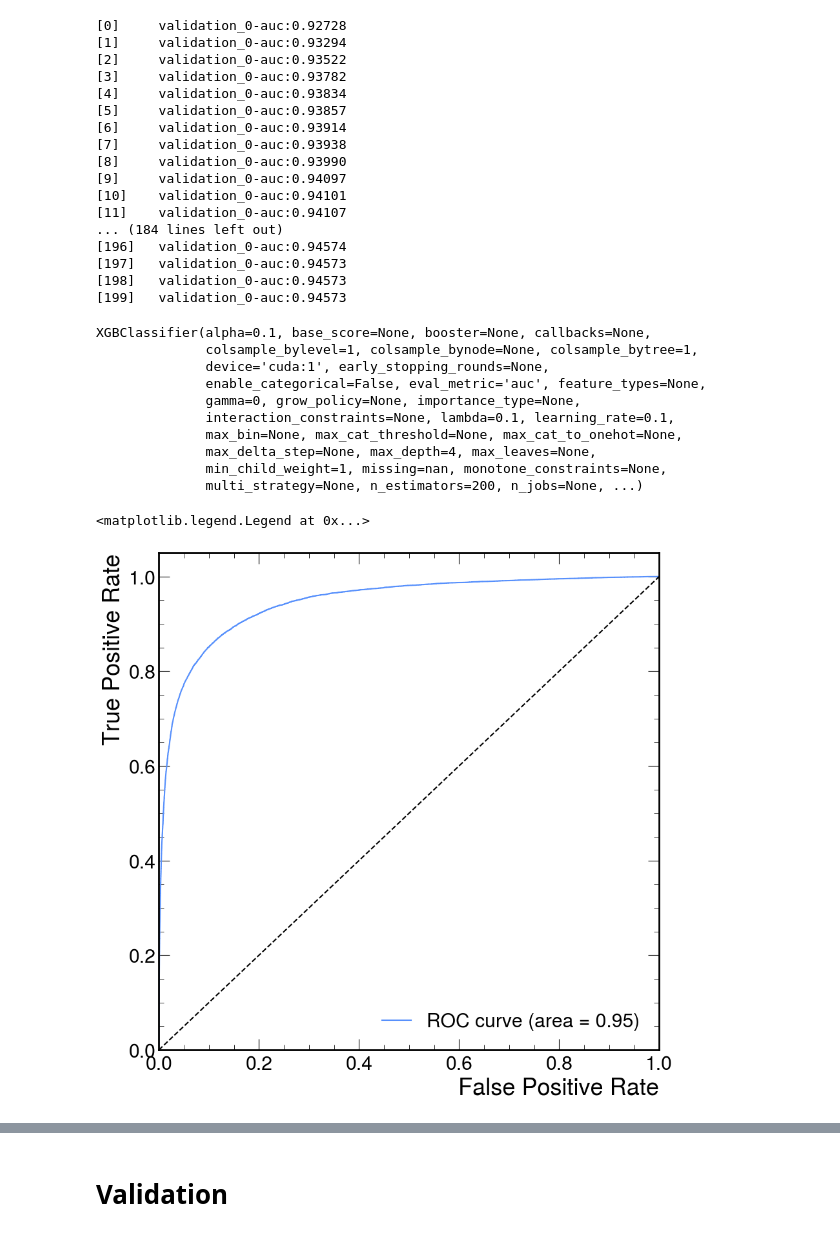
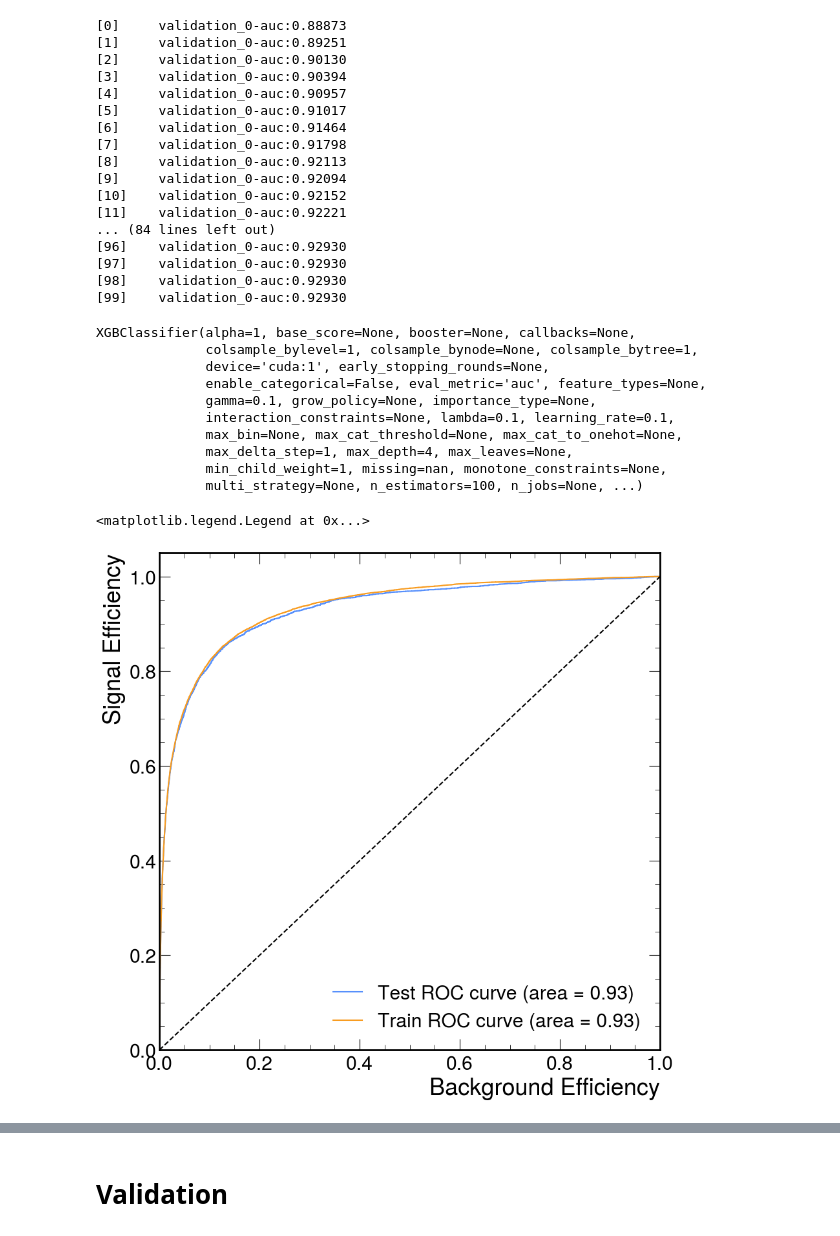
Before and after one commit to aashayarora/vbs-1lep, a Jupyter notebook: mva/training/BDT/train_bdt.ipynb, the cells around one changed output, grey strips where cells are left out. Drawn from its saved outputs; the diff is of its cells as text; code cells hidden in the pictures.

```diff
--- a/mva/training/BDT/train_bdt.ipynb
+++ b/mva/training/BDT/train_bdt.ipynb
@@ -49,48 +49,53 @@ params = {
     "device": "cuda:1",
     "eval_metric": "auc",
     "tree_method": "approx",
-    "n_estimators": 200,
+    "n_estimators": 100,
     "max_depth": 4,
     "min_child_weight": 1,
     "colsample_bytree": 1,
     "colsample_bylevel": 1,
+    "max_delta_step": 1,
     "subsample": 1,
     "learning_rate": 0.1,
     "lambda": 0.1,
-    "alpha": 0.1,
-    "gamma": 0,
+    "alpha": 1,
+    "gamma": 0.1,
     "nthread": 128,
 }
+
+# bdt_cv = cv(params, data, num_boost_round=100, nfold=10, early_stopping_rounds=10, verbose_eval=True)
+
 bdt = XGBClassifier(**params)
 # %%
-bdt.fit(X_train, y_train, sample_weight=w_train, eval_set=[(X_test, y_test)], verbose=True)
+bdt.fit(X_train, y_train, eval_set=[(X_test, y_test)], sample_weight=w_train, verbose=True)
 # %% [output]
-[0]     validation_0-auc:0.92728
-[1]     validation_0-auc:0.93294
-[2]     validation_0-auc:0.93522
-[3]     validation_0-auc:0.93782
-[4]     validation_0-auc:0.93834
-[5]     validation_0-auc:0.93857
-[6]     validation_0-auc:0.93914
-[7]     validation_0-auc:0.93938
-[8]     validation_0-auc:0.93990
-[9]     validation_0-auc:0.94097
-[10]    validation_0-auc:0.94101
-[11]    validation_0-auc:0.94107
-... (184 lines left out)
-[196]   validation_0-auc:0.94574
-[197]   validation_0-auc:0.94573
-[198]   validation_0-auc:0.94573
-[199]   validation_0-auc:0.94573
+[0]     validation_0-auc:0.88873
+[1]     validation_0-auc:0.89251
+[2]     validation_0-auc:0.90130
+[3]     validation_0-auc:0.90394
+[4]     validation_0-auc:0.90957
+[5]     validation_0-auc:0.91017
+[6]     validation_0-auc:0.91464
+[7]     validation_0-auc:0.91798
+[8]     validation_0-auc:0.92113
+[9]     validation_0-auc:0.92094
+[10]    validation_0-auc:0.92152
+[11]    validation_0-auc:0.92221
+... (84 lines left out)
+[96]    validation_0-auc:0.92930
+[97]    validation_0-auc:0.92930
+[98]    validation_0-auc:0.92930
+[99]    validation_0-auc:0.92930
-XGBClassifier(alpha=0.1, base_score=None, booster=None, callbacks=None,
+XGBClassifier(alpha=1, base_score=None, booster=None, callbacks=None,
               colsample_bylevel=1, colsample_bynode=None, colsample_bytree=1,
               device='cuda:1', early_stopping_rounds=None,
               enable_categorical=False, eval_metric='auc', feature_types=None,
-              gamma=0, grow_policy=None, importance_type=None,
+              gamma=0.1, grow_policy=None, importance_type=None,
               interaction_constraints=None, lambda=0.1, learning_rate=0.1,
               max_bin=None, max_cat_threshold=None, max_cat_to_onehot=None,
-              max_delta_step=None, max_depth=4, max_leaves=None,
+              max_delta_step=1, max_depth=4, max_leaves=None,
               min_child_weight=1, missing=nan, monotone_constraints=None,
-              multi_strategy=None, n_estimators=200, n_jobs=None, ...)
+              multi_strategy=None, n_estimators=100, n_jobs=None, ...)
 # %%
-y_pred = bdt.predict_proba(X_test)[:, 1]
+y_pred_test = bdt.predict_proba(X_test)[:, 1]
+y_pred_train = bdt.predict_proba(X_train)[:, 1]
@@ -100,15 +102,23 @@ score = auc(false_positive_rate, true_positive_rate)
+# %%
+fpr_test, tpr_test, _ = roc_curve(y_test, y_pred_test)
+roc_auc_test = auc(fpr_test, tpr_test)
+
+fpr_train, tpr_train, _ = roc_curve(y_train, y_pred_train)
+roc_auc_train = auc(fpr_train, tpr_train)
 # %%
 fig, ax = plt.subplots()
-ax.plot(false_positive_rate, true_positive_rate, label='ROC curve (area = %0.2f)' % score)
+ax.plot(fpr_test, tpr_test, label='Test ROC curve (area = %0.2f)' % roc_auc_test)
+ax.plot(fpr_train, tpr_train, label='Train ROC curve (area = %0.2f)' % roc_auc_train)
+
 ax.plot([0, 1], [0, 1], 'k--')
 ax.set_xlim([0.0, 1.0])
 ax.set_ylim([0.0, 1.05])
-ax.set_xlabel('False Positive Rate')
-ax.set_ylabel('True Positive Rate')
+ax.set_xlabel('Background Efficiency')
+ax.set_ylabel('Signal Efficiency')
 ax.legend()
 # %% [output]
 <matplotlib.legend.Legend at 0x...>
-[figure, old version]
+[figure, new version]
 # %%
 plot_importance(bdt, max_num_features=None, importance_type="gain", values_format="{v:.2f}").set_yticklabels(["VBSjet1pt", "VBSjet1eta", "VBSjet1phi", "VBSjet2pt", "VBSjet2eta", "VBSjet2phi", "VBSMjj", "VBSdetajj"])
 # %% [output]
```
Also changed, not shown: parts of 6 cells of this notebook, 25 other files.
